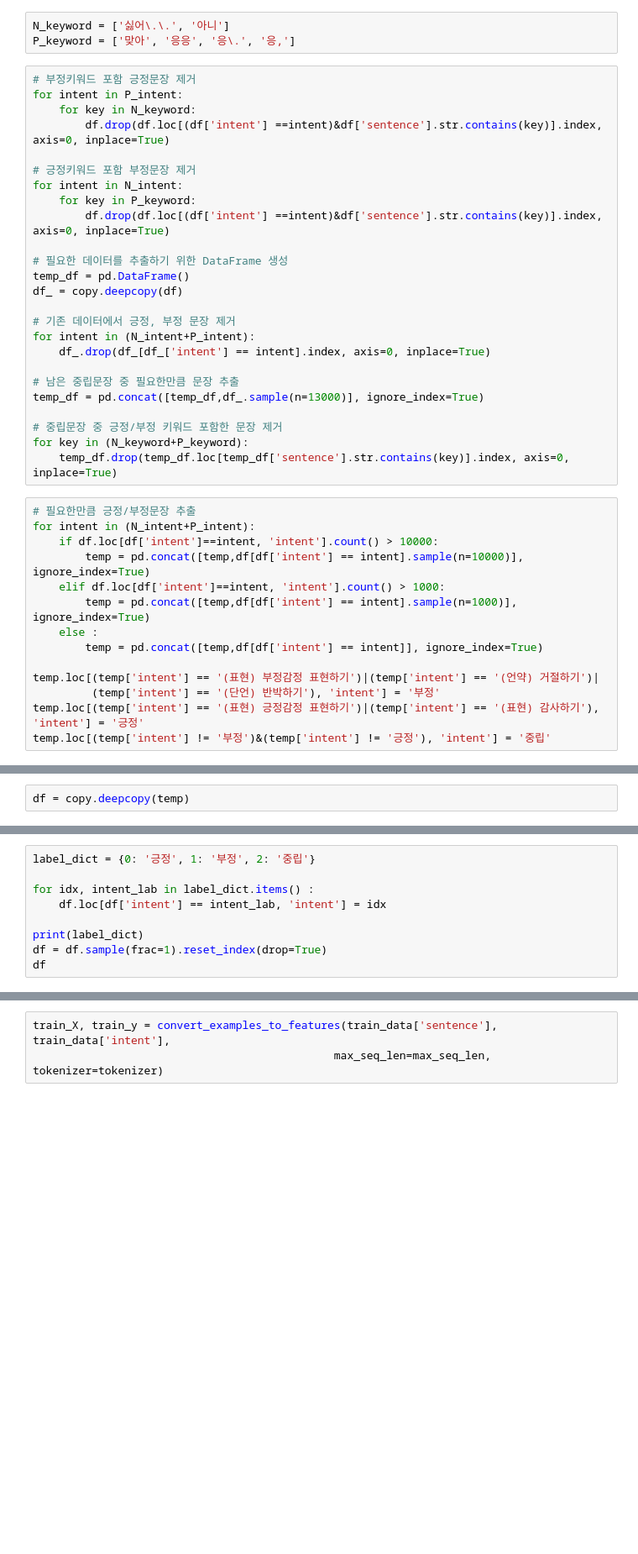
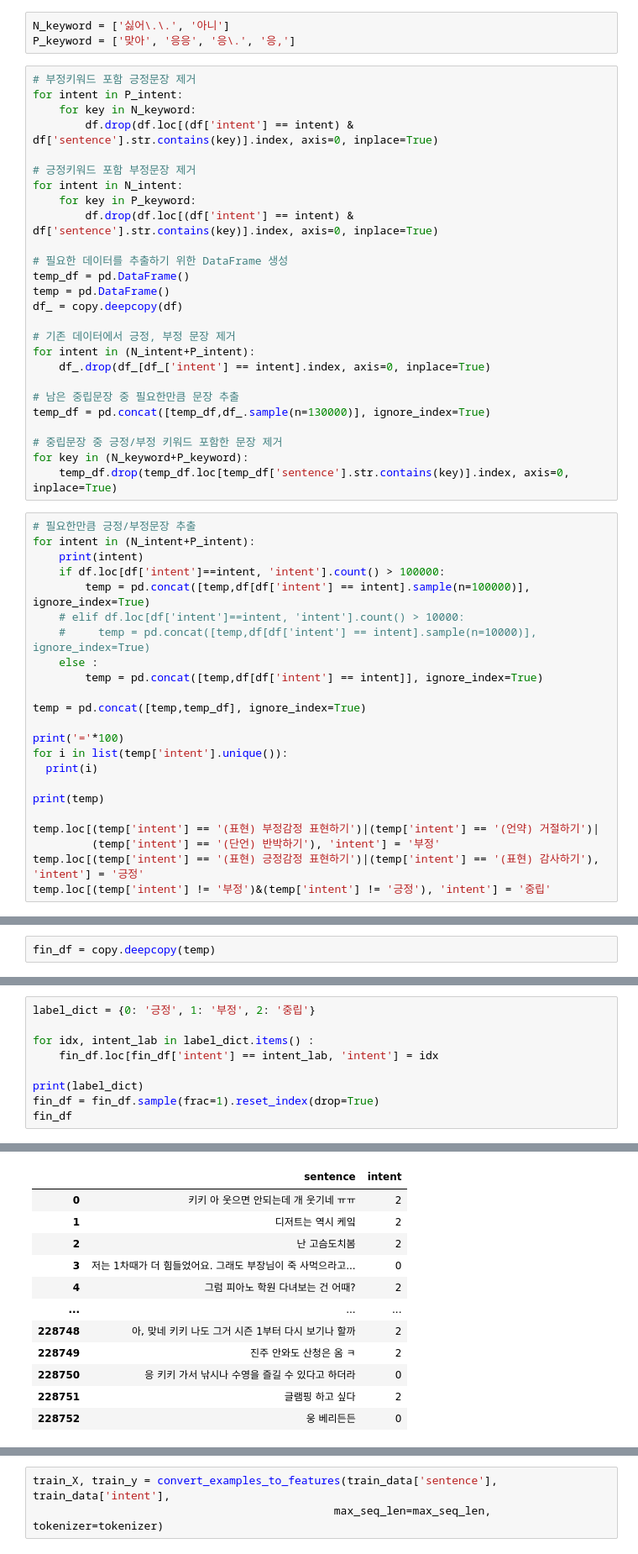
Before and after one commit to gmrmsy/chat_MBTI, a Jupyter notebook: NP_model_make.ipynb, the cells around one changed output, grey strips where cells are left out. Shown: that part at 84% size. Cells and saved outputs as stored; diff of their text form; blank space fills up the shorter version.

```diff
--- a/NP_model_make.ipynb
+++ b/NP_model_make.ipynb
@@ -147,15 +214,16 @@ P_keyword = ['맞아', '응응', '응\.', '응,']
 # 부정키워드 포함 긍정문장 제거
 for intent in P_intent:
     for key in N_keyword:
-        df.drop(df.loc[(df['intent'] ==intent)&df['sentence'].str.contains(key)].index, axis=0, inplace=True)
+        df.drop(df.loc[(df['intent'] == intent) & df['sentence'].str.contains(key)].index, axis=0, inplace=True)
 
 # 긍정키워드 포함 부정문장 제거
 for intent in N_intent:
     for key in P_keyword:
-        df.drop(df.loc[(df['intent'] ==intent)&df['sentence'].str.contains(key)].index, axis=0, inplace=True)
+        df.drop(df.loc[(df['intent'] == intent) & df['sentence'].str.contains(key)].index, axis=0, inplace=True)
 
 # 필요한 데이터를 추출하기 위한 DataFrame 생성
 temp_df = pd.DataFrame()
+temp = pd.DataFrame()
 df_ = copy.deepcopy(df)
 
 # 기존 데이터에서 긍정, 부정 문장 제거
@@ -163,7 +231,7 @@ for intent in (N_intent+P_intent):
     df_.drop(df_[df_['intent'] == intent].index, axis=0, inplace=True)
 
 # 남은 중립문장 중 필요한만큼 문장 추출
-temp_df = pd.concat([temp_df,df_.sample(n=13000)], ignore_index=True)
+temp_df = pd.concat([temp_df,df_.sample(n=130000)], ignore_index=True)
 
 # 중립문장 중 긍정/부정 키워드 포함한 문장 제거
 for key in (N_keyword+P_keyword):
@@ -171,12 +239,21 @@ for key in (N_keyword+P_keyword):
 # %%
 # 필요한만큼 긍정/부정문장 추출
 for intent in (N_intent+P_intent):
-    if df.loc[df['intent']==intent, 'intent'].count() > 10000:
-        temp = pd.concat([temp,df[df['intent'] == intent].sample(n=10000)], ignore_index=True)
-    elif df.loc[df['intent']==intent, 'intent'].count() > 1000:
-        temp = pd.concat([temp,df[df['intent'] == intent].sample(n=1000)], ignore_index=True)
+    print(intent)
+    if df.loc[df['intent']==intent, 'intent'].count() > 100000:
+        temp = pd.concat([temp,df[df['intent'] == intent].sample(n=100000)], ignore_index=True)
+    # elif df.loc[df['intent']==intent, 'intent'].count() > 10000:
+    #     temp = pd.concat([temp,df[df['intent'] == intent].sample(n=10000)], ignore_index=True)
     else :
         temp = pd.concat([temp,df[df['intent'] == intent]], ignore_index=True)
+
+temp = pd.concat([temp,temp_df], ignore_index=True)
+
+print('='*100)
+for i in list(temp['intent'].unique()):
+  print(i)
+
+print(temp)
 
 temp.loc[(temp['intent'] == '(표현) 부정감정 표현하기')|(temp['intent'] == '(언약) 거절하기')|
          (temp['intent'] == '(단언) 반박하기'), 'intent'] = '부정'
@@ -185,3 +280,3 @@ temp.loc[(temp['intent'] != '부정')&(temp['intent'] != '긍정'), 'intent'] =
 # %%
-df = copy.deepcopy(temp)
+fin_df = copy.deepcopy(temp)
 # %%
@@ -196,8 +297,9 @@ lable_num
 label_dict = {0: '긍정', 1: '부정', 2: '중립'}
 
 for idx, intent_lab in label_dict.items() :
-    df.loc[df['intent'] == intent_lab, 'intent'] = idx
+    fin_df.loc[fin_df['intent'] == intent_lab, 'intent'] = idx
 
 print(label_dict)
-df = df.sample(frac=1).reset_index(drop=True)
-df
+fin_df = fin_df.sample(frac=1).reset_index(drop=True)
+fin_df
+# %% [output]
@@ -203,0 +307,12 @@ df
+|  | sentence | intent |
+| 0 | 키키 아 웃으면 안되는데 개 웃기네 ㅠㅠ | 2 |
+| 1 | 디저트는 역시 케잌 | 2 |
+| 2 | 난 고슴도치봄 | 2 |
+| 3 | 저는 1차때가 더 힘들었어요. 그래도 부장님이 죽 사먹으라고... | 0 |
+| 4 | 그럼 피아노 학원 다녀보는 건 어때? | 2 |
+| ... | ... | ... |
+| 228748 | 아, 맞네 키키 나도 그거 시즌 1부터 다시 보기나 할까 | 2 |
+| 228749 | 진주 안와도 산청은 옴 ㅋ | 2 |
+| 228750 | 응 키키 가서 낚시나 수영을 즐길 수 있다고 하더라 | 0 |
+| 228751 | 글램핑 하고 싶다 | 2 |
+| 228752 | 웅 베리든든 | 0 |
```
Also changed, not shown: parts of 23 cells of this notebook, 3 other files.
